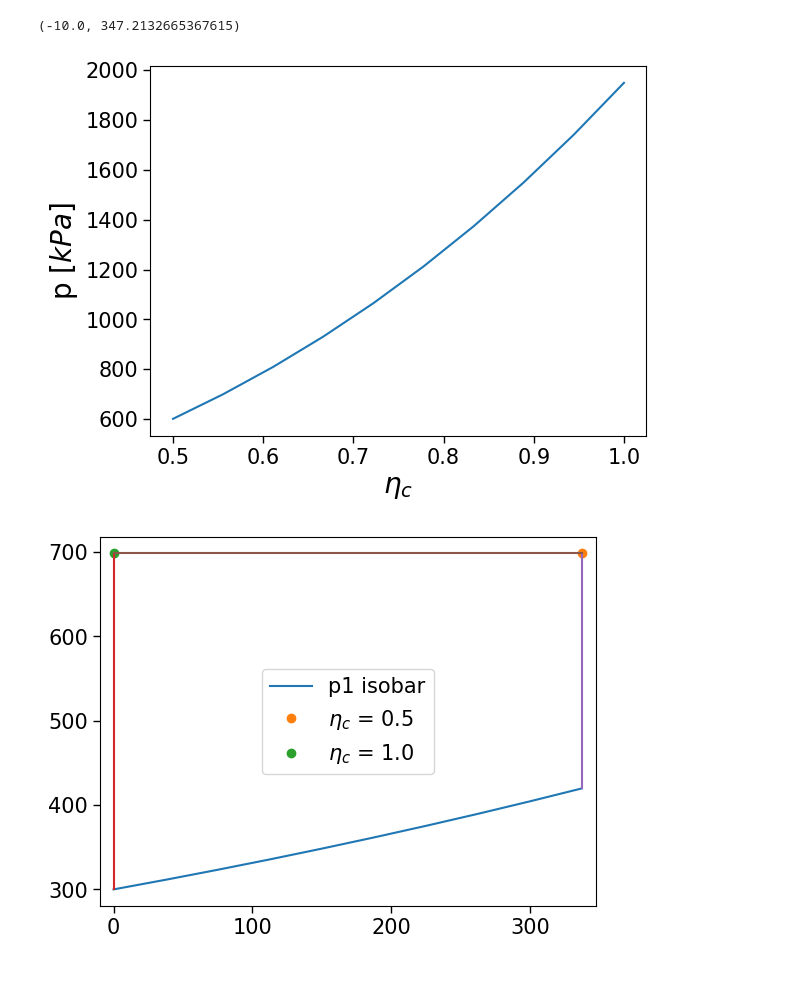
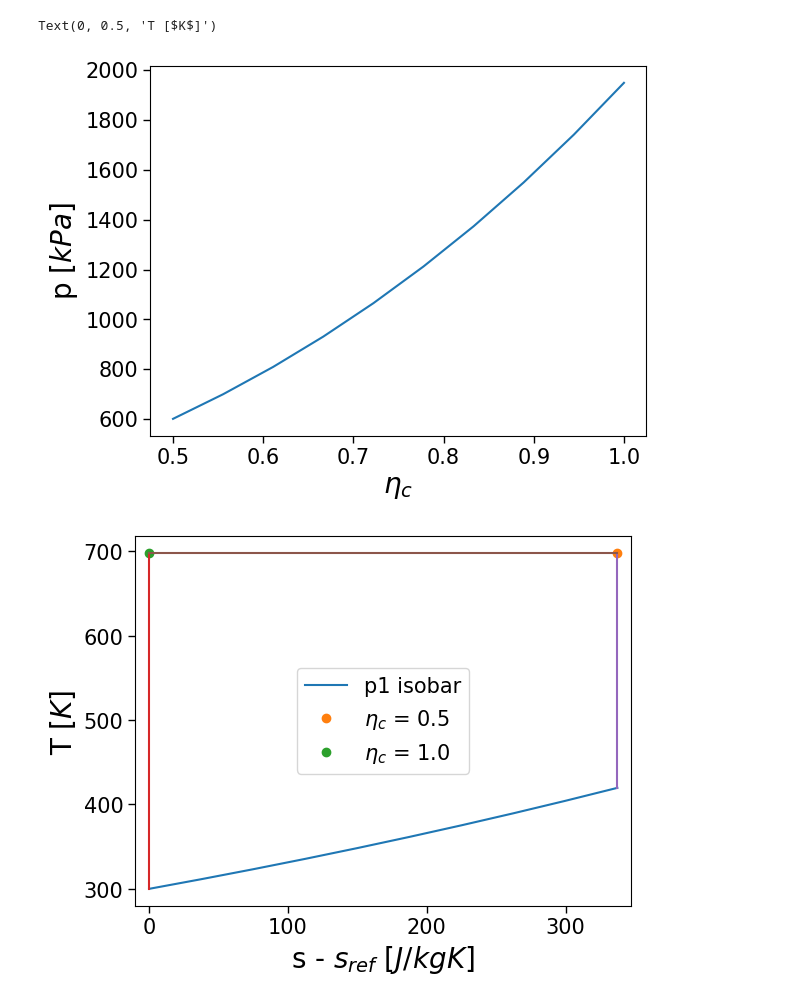
Before and after one commit to mmoore00/aoe3164_HW3, a Jupyter notebook: HW3_Q4.ipynb, the cells around one changed output. Saved outputs shown, nothing was run; the diff lists cells and outputs as text; code cells hidden in the pictures; blank space fills up the shorter version.

```diff
--- a/HW3_Q4.ipynb
+++ b/HW3_Q4.ipynb
@@ -50,32 +50,34 @@ T2 = 698.2081
 T2s_1 = T2s[0]
 T2s_2 = T2s[len(T2s) - 1]
 p2_1 = p1 * (T2s_1 / T1) ** 3.5
 p2_2 = p1 * (T2s_2 / T1) ** 3.5
 
 s_1 = 1004.5 * math.log(T2 / T1) - 287 * math.log(p2_1 / p1)
 s_2 = 1004.5 * math.log(T2 / T1) - 287 * math.log(p2_2 / p1)
 s_p1 = np.linspace(s_2, s_1, num = 10)
 T = T1 * np.exp((s_p1 / 1004.5) - 287 / 1004.5 * math.log(p1 / p1))
 
 p1p2_1 = np.linspace(T[0], T2, num = 10)
 p1p2_2 = np.linspace(T[len(T) - 1], T2, num = 10)
 s_1lin = np.linspace(s_1, s_1, num = 10)
 s_2lin = np.linspace(s_2, s_2, num = 10)
 
 s1s2 = np.linspace(s_2, s_1, num = 10)
 T2T2 = np.linspace(T2, T2, num=10)
 
 f, Tsplt = plt.subplots(1)
 Tsplt.plot(s_p1, T, '-', label='p1 isobar')
 Tsplt.plot(s_1, T2, 'o', label='$\eta_c$ = 0.5')
 Tsplt.plot(s_2, T2, 'o', label='$\eta_c$ = 1.0')
 Tsplt.plot(s_2lin, p1p2_1, '-')
 Tsplt.plot(s_1lin, p1p2_2, '-')
 Tsplt.plot(s1s2, T2T2, '-')
 
 Tsplt.legend(loc='center')
 Tsplt.set_xlim(-10, s_1 + 10)
+Tsplt.set_xlabel('s - $s_{ref}$ [$J/kgK$]')
+Tsplt.set_ylabel('T [$K$]')
 # %% [output]
-(-10.0, 347.2132665367615)
+Text(0, 0.5, 'T [$K$]')
 [figure]
-[figure, old version]
+[figure, new version]
```
